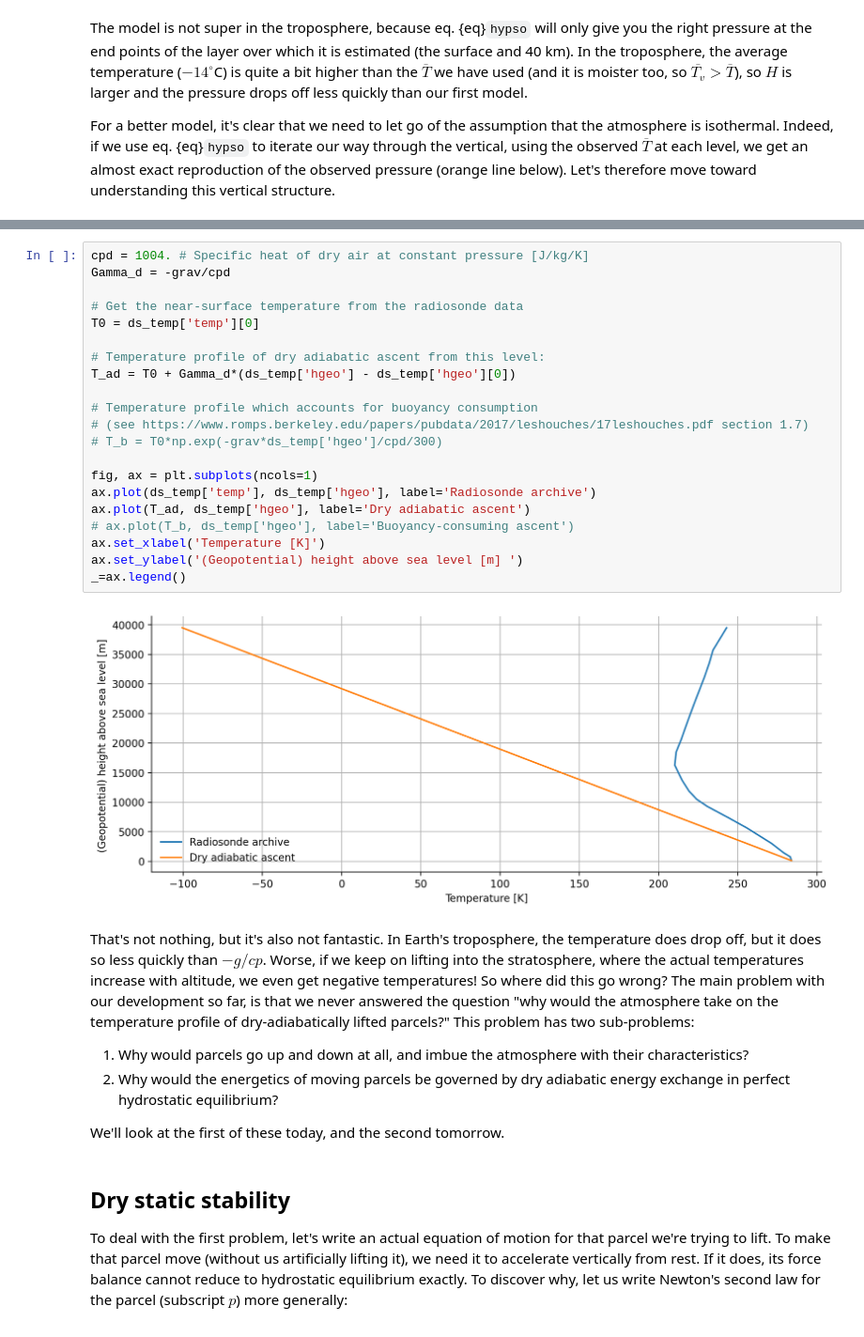
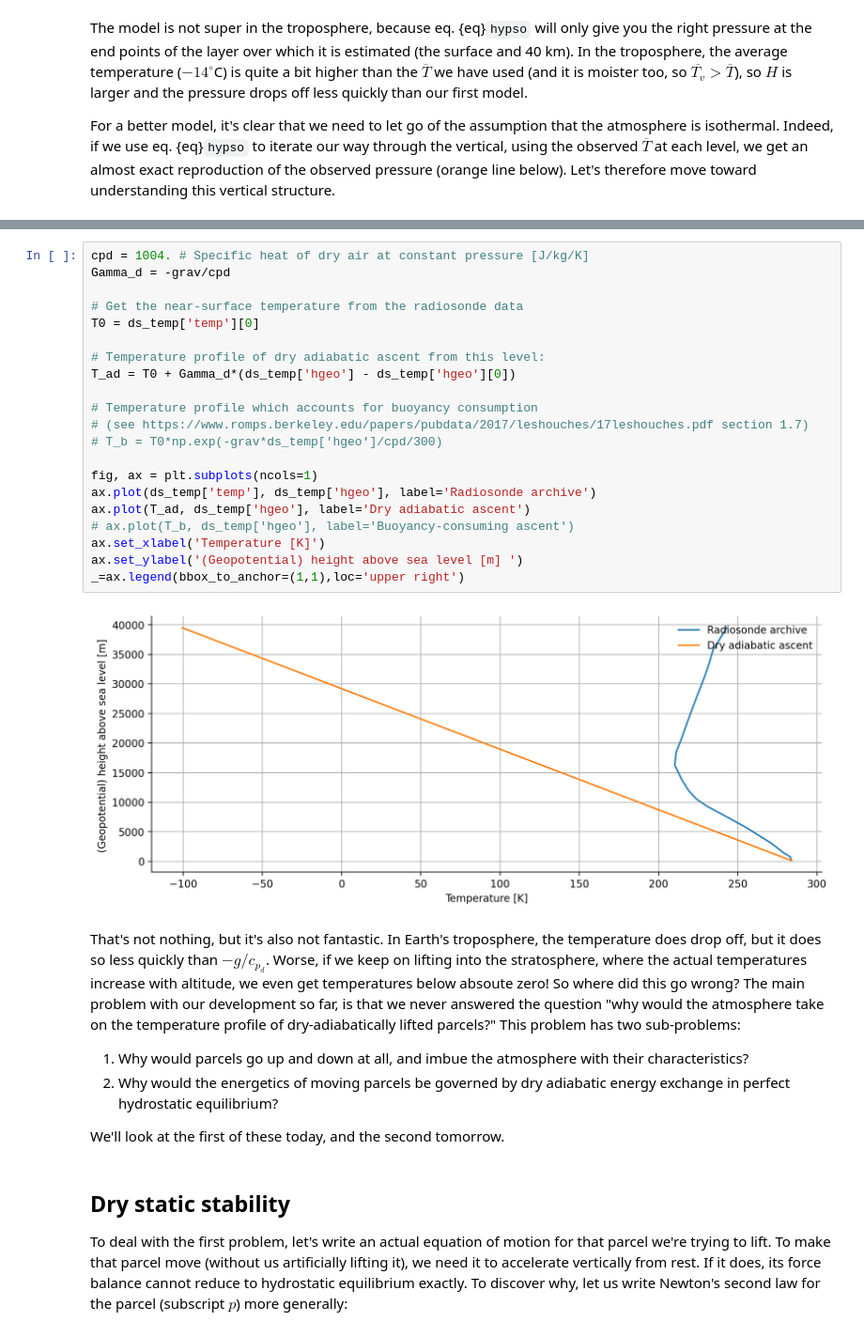
Before and after one commit to martinjanssens/metclim, a Jupyter notebook: metclim-jupyter-book/2. Thermodynamics (i).ipynb, the cells around one changed output, grey strips where cells are left out. Shown at 94% size. Cells and saved outputs as stored; diff of their text form.

```diff
--- a/metclim-jupyter-book/2. Thermodynamics (i).ipynb
+++ b/metclim-jupyter-book/2. Thermodynamics (i).ipynb
@@ -276,28 +280,28 @@ $\Gamma_d$ is called the "dry adiabatic lapse rate". It predicts that to lift dr
 # %%
 cpd = 1004. # Specific heat of dry air at constant pressure [J/kg/K]
 Gamma_d = -grav/cpd
 
 # Get the near-surface temperature from the radiosonde data
 T0 = ds_temp['temp'][0]
 
 # Temperature profile of dry adiabatic ascent from this level:
 T_ad = T0 + Gamma_d*(ds_temp['hgeo'] - ds_temp['hgeo'][0])
 
 # Temperature profile which accounts for buoyancy consumption
 # (see https://www.romps.berkeley.edu/papers/pubdata/2017/leshouches/17leshouches.pdf section 1.7)
 # T_b = T0*np.exp(-grav*ds_temp['hgeo']/cpd/300)
 
 fig, ax = plt.subplots(ncols=1)
 ax.plot(ds_temp['temp'], ds_temp['hgeo'], label='Radiosonde archive')
 ax.plot(T_ad, ds_temp['hgeo'], label='Dry adiabatic ascent')
 # ax.plot(T_b, ds_temp['hgeo'], label='Buoyancy-consuming ascent')
 ax.set_xlabel('Temperature [K]')
 ax.set_ylabel('(Geopotential) height above sea level [m] ')
-_=ax.legend()
+_=ax.legend(bbox_to_anchor=(1,1),loc='upper right')
 # %% [output]
-[figure, old version]
+[figure, new version]
 # %% [markdown]
-That's not nothing, but it's also not fantastic. In Earth's troposphere, the temperature does drop off, but it does so less quickly than $-g/cp$. Worse, if we keep on lifting into the stratosphere, where the actual temperatures increase with altitude, we even get negative temperatures! So where did this go wrong? The main problem with our development so far, is that we never answered the question "why would the atmosphere take on the temperature profile of dry-adiabatically lifted parcels?" This problem has two sub-problems:
+That's not nothing, but it's also not fantastic. In Earth's troposphere, the temperature does drop off, but it does so less quickly than $-g/c_{p_d}$. Worse, if we keep on lifting into the stratosphere, where the actual temperatures increase with altitude, we even get temperatures below absoute zero! So where did this go wrong? The main problem with our development so far, is that we never answered the question "why would the atmosphere take on the temperature profile of dry-adiabatically lifted parcels?" This problem has two sub-problems:
 1) Why would parcels go up and down at all, and imbue the atmosphere with their characteristics?
 2) Why would the energetics of moving parcels be governed by dry adiabatic energy exchange in perfect hydrostatic equilibrium?
 
```
Also changed, not shown: parts of 7 cells of this notebook, 2 other files.
